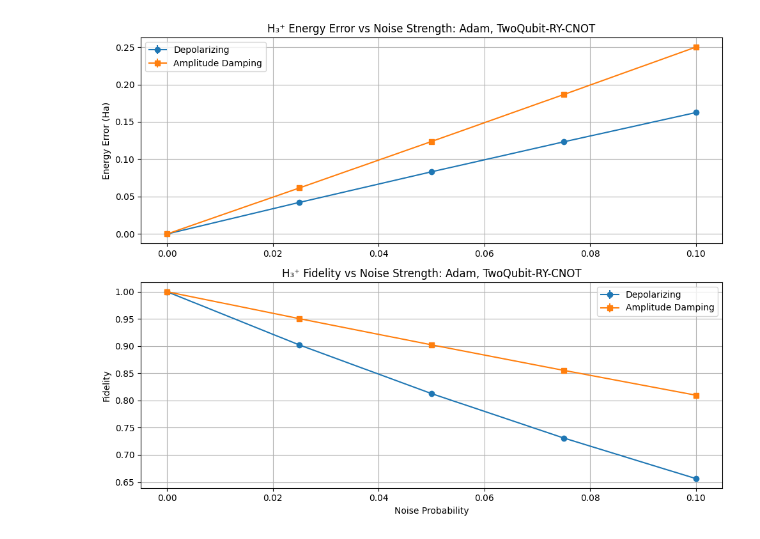
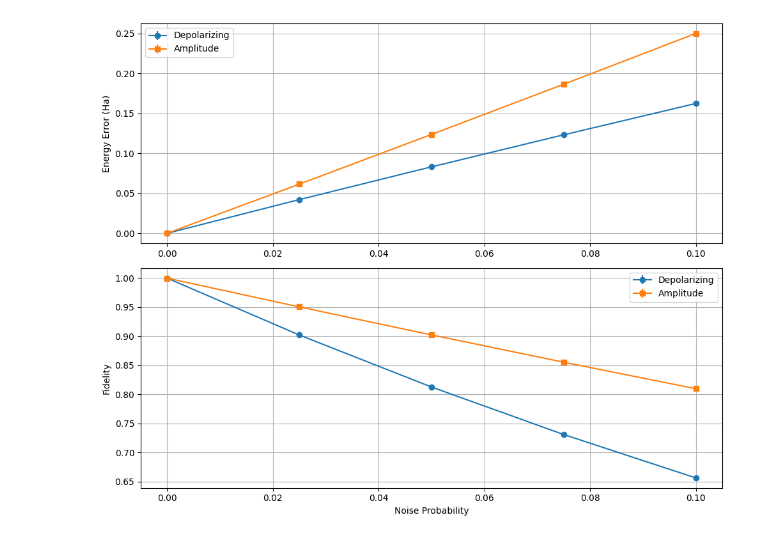
Before and after one commit to SidRichardsQuantum/Variational_Quantum_Eigensolver, a Jupyter notebook: notebooks/vqe/H3plus/Noise_Scan.ipynb, the cells around one changed output. Cells and saved outputs as stored; diff of their text form; code cells hidden in the pictures.

```diff
--- a/notebooks/vqe/H3plus/Noise_Scan.ipynb
+++ b/notebooks/vqe/H3plus/Noise_Scan.ipynb
@@ -225,36 +289,34 @@ plt.show()
 # %%
-# Depolarizing results
-energy_errors_dep, energy_error_stds_dep, fidelity_means_dep, fidelity_stds_dep = compute_noise_stats(
-    noise_levels, dep_prob=1, amp_prob=0, optimizer_name=optimizer_name)
+# Energy error + fidelity vs noise (two noise types)
 
-# Amplitude damping results
-energy_errors_amp, energy_error_stds_amp, fidelity_means_amp, fidelity_stds_amp = compute_noise_stats(
-    noise_levels, dep_prob=0, amp_prob=1, optimizer_name=optimizer_name)
+energy_errors_dep, energy_stds_dep, fidelity_dep, fidelitystd_dep = compute_noise_stats(
+    noise_levels, dep_prob=1, amp_prob=0
+)
 
-# Energy subplot
-plt.figure(figsize=(10,8))
-plt.subplot(2,1,1)
-plt.errorbar(noise_levels, energy_errors_dep, yerr=energy_error_stds_dep, fmt='o-', label='Depolarizing')
-plt.errorbar(noise_levels, energy_errors_amp, yerr=energy_error_stds_amp, fmt='s-', label='Amplitude Damping')
+energy_errors_amp, energy_stds_amp, fidelity_amp, fidelitystd_amp = compute_noise_stats(
+    noise_levels, dep_prob=0, amp_prob=1
+)
+
+plt.figure(figsize=(10, 8))
+
+plt.subplot(2, 1, 1)
+plt.errorbar(noise_levels, energy_errors_dep, yerr=energy_stds_dep, fmt="o-", label="Depolarizing")
+plt.errorbar(noise_levels, energy_errors_amp, yerr=energy_stds_amp, fmt="s-", label="Amplitude")
 plt.ylabel("Energy Error (Ha)")
-plt.title(f"H₃⁺ Energy Error vs Noise Strength: {optimizer_name}, {ansatz_desc}")
+plt.grid(True)
 plt.legend()
-plt.grid(True)
 
-# Fidelity subplot
-plt.subplot(2,1,2)
-plt.errorbar(noise_levels, fidelity_means_dep, yerr=fidelity_stds_dep, fmt='o-', label='Depolarizing')
-plt.errorbar(noise_levels, fidelity_means_amp, yerr=fidelity_stds_amp, fmt='s-', label='Amplitude Damping')
+plt.subplot(2, 1, 2)
+plt.errorbar(noise_levels, fidelity_dep, yerr=fidelitystd_dep, fmt="o-", label="Depolarizing")
+plt.errorbar(noise_levels, fidelity_amp, yerr=fidelitystd_amp, fmt="s-", label="Amplitude")
 plt.xlabel("Noise Probability")
 plt.ylabel("Fidelity")
-plt.title(f"H₃⁺ Fidelity vs Noise Strength: {optimizer_name}, {ansatz_desc}")
+plt.grid(True)
 plt.legend()
-plt.grid(True)
 
-# Save and show plot
 plt.tight_layout()
-plt.savefig(f"{IMG_DIR}/H3plus_Noise_Error_{optimizer_name}_{ansatz_desc}.png", dpi=300)
+plt.savefig(f"{IMG_DIR}/H3plus_Noise_Error.png", dpi=300)
 plt.show()
 # %% [output]
-[figure, old version]
+[figure, new version]
 # %%
```
Also changed, not shown: parts of 12 cells of this notebook, 10 other files.
